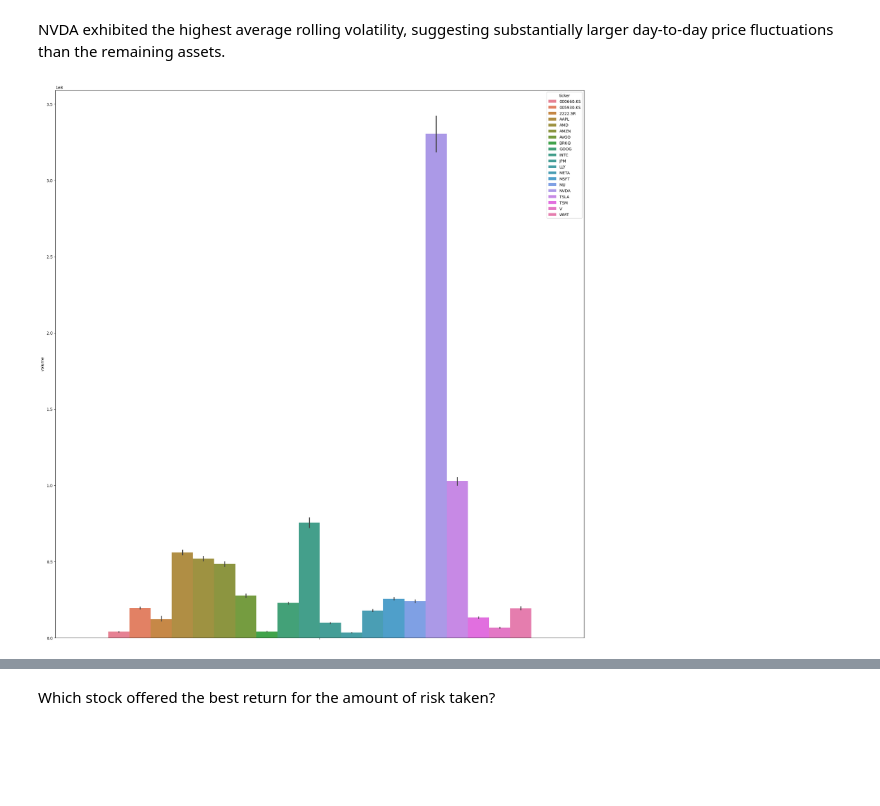
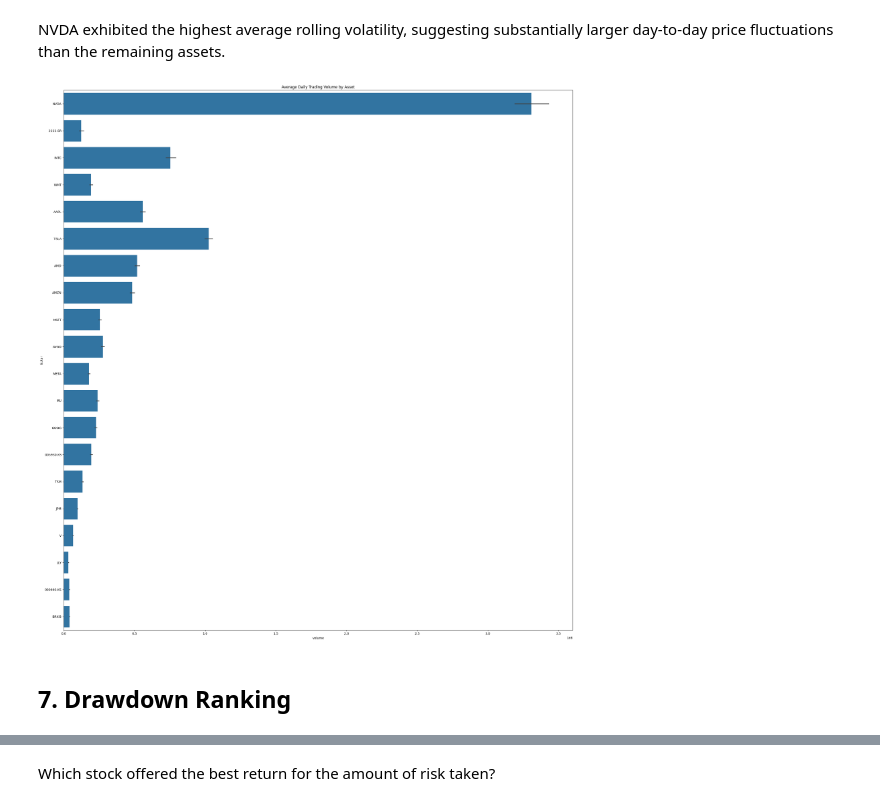
Before and after one commit to EltonSilva97/Automated-Data-Pipeline-for-Financial-Data, a Jupyter notebook: notebooks/02_analysis_overview.ipynb, the cells around one changed output, grey strips where cells are left out. Saved outputs shown, nothing was run; the diff lists cells and outputs as text; code cells hidden in the pictures; blank space fills up the shorter version.

```diff
--- a/notebooks/02_analysis_overview.ipynb
+++ b/notebooks/02_analysis_overview.ipynb
@@ -95,11 +100,19 @@ plt.show()
 NVDA exhibited the highest average rolling volatility, suggesting substantially larger day-to-day price fluctuations than the remaining assets.
 # %%
 fig, ax = plt.subplots(figsize=(24, 25))
+
 sns.barplot(
     data=prices,
-    y="volume",
-    hue="ticker"
+    x="volume",
+    y="ticker",
+    order=prices.sort_values("volume", ascending=False)["ticker"],
+    ax=ax
 )
+
+ax.set_title("Average Daily Trading Volume by Asset")
+plt.tight_layout()
 plt.show()
 # %% [output]
-[figure, old version]
+[figure, new version]
+# %% [markdown]
+## 7. Drawdown Ranking
```
Also changed, not shown: parts of 10 cells of this notebook, 1 other file.
